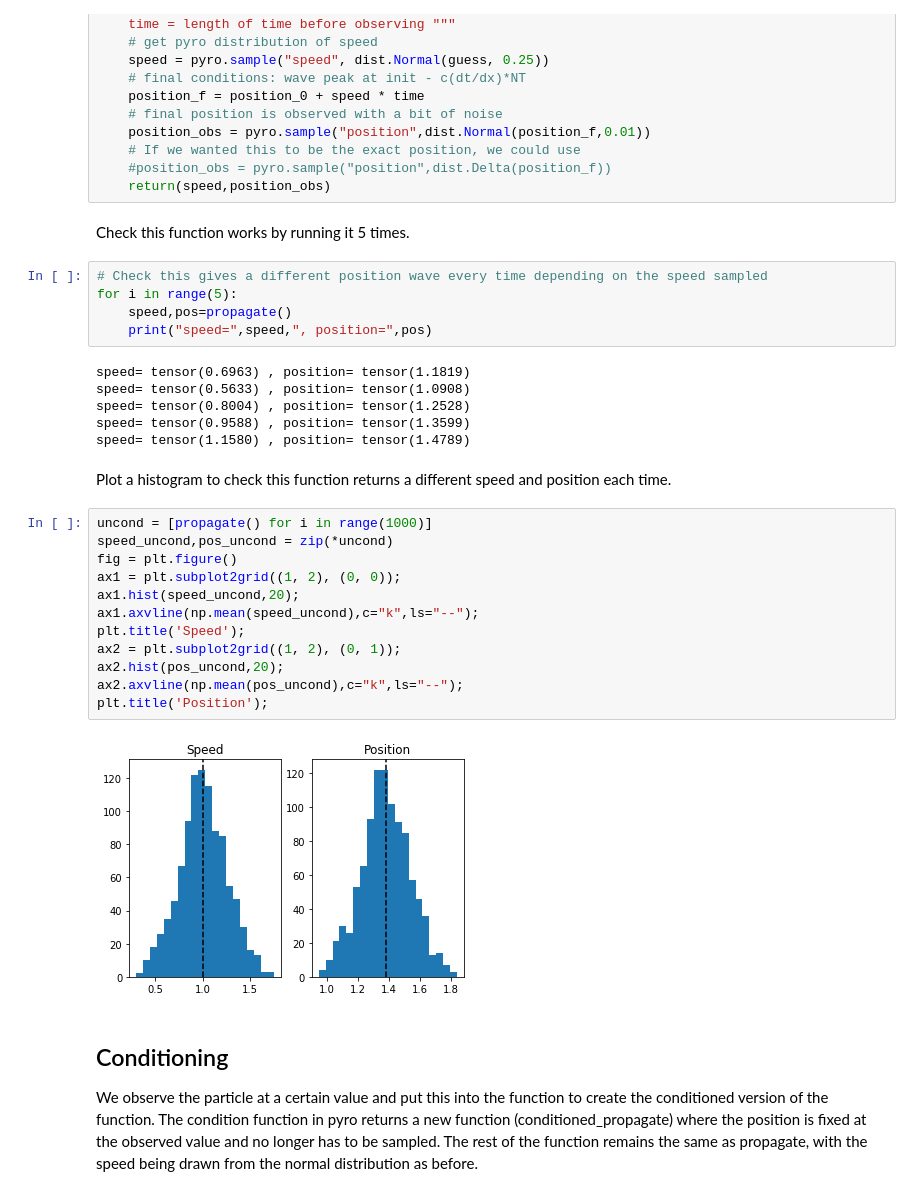
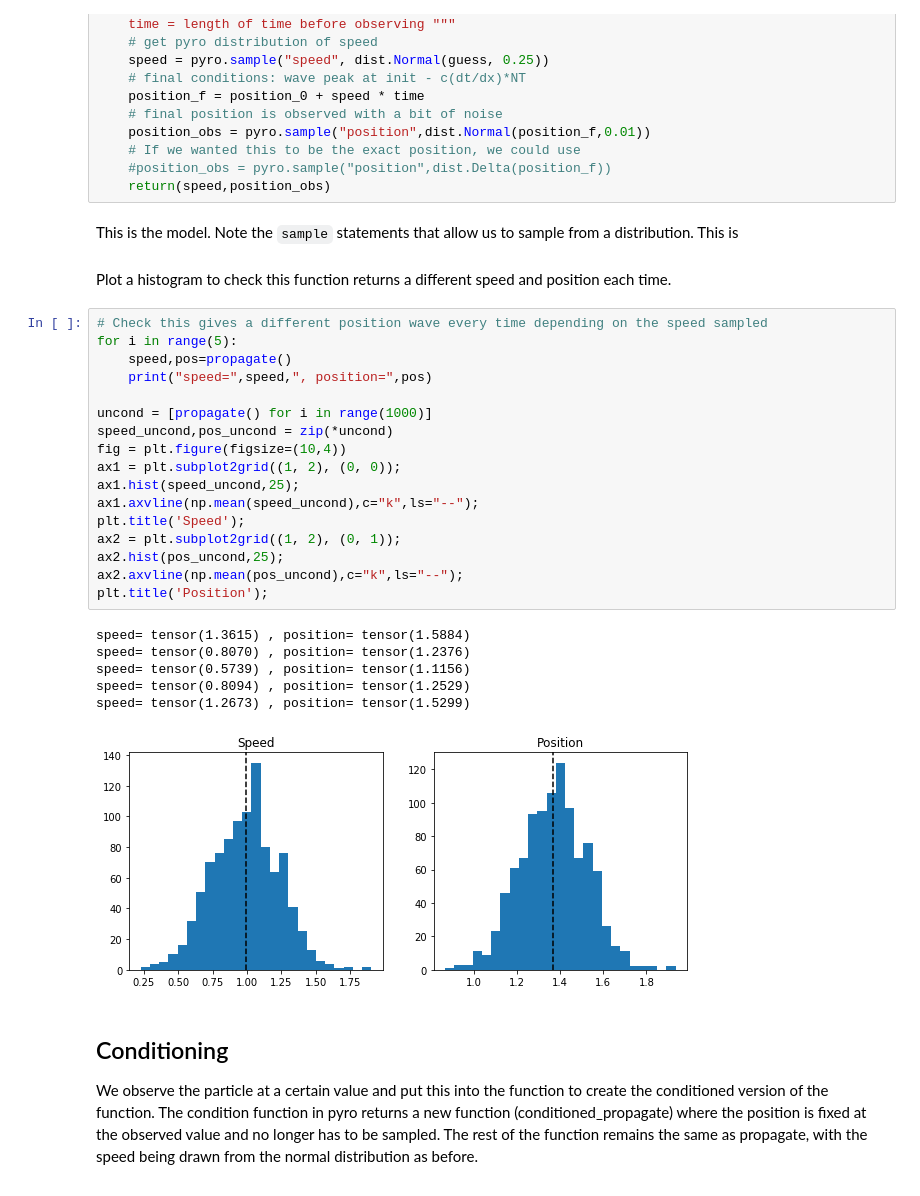
Before and after one commit to lm2612/InformaticsLab, a Jupyter notebook: 01_SingleParticle.ipynb, the cells around one changed output. Drawn from its saved outputs; the diff is of its cells as text.

```diff
--- a/01_SingleParticle.ipynb
+++ b/01_SingleParticle.ipynb
@@ -46,35 +92,34 @@ def propagate(guess=1.,position_0=0.75,time=0.625):
     # If we wanted this to be the exact position, we could use
     #position_obs = pyro.sample("position",dist.Delta(position_f))
     return(speed,position_obs)
-# %% [markdown]
-Check this function works by running it 5 times.
-# %%
-# Check this gives a different position wave every time depending on the speed sampled
-for i in range(5):
-    speed,pos=propagate()
-    print("speed=",speed,", position=",pos)
-# %% [output]
-speed= tensor(0.6963) , position= tensor(1.1819)
-speed= tensor(0.5633) , position= tensor(1.0908)
-speed= tensor(0.8004) , position= tensor(1.2528)
-speed= tensor(0.9588) , position= tensor(1.3599)
-speed= tensor(1.1580) , position= tensor(1.4789)
+# %% [markdown]
+This is the model. Note the `sample` statements that allow us to sample from a distribution. This is
 # %% [markdown]
 Plot a histogram to check this function returns a different speed and position each time.
 # %%
+# Check this gives a different position wave every time depending on the speed sampled
+for i in range(5):
+    speed,pos=propagate()
+    print("speed=",speed,", position=",pos)
+
 uncond = [propagate() for i in range(1000)]
 speed_uncond,pos_uncond = zip(*uncond)
-fig = plt.figure()
+fig = plt.figure(figsize=(10,4))
 ax1 = plt.subplot2grid((1, 2), (0, 0));
-ax1.hist(speed_uncond,20);
+ax1.hist(speed_uncond,25);
 ax1.axvline(np.mean(speed_uncond),c="k",ls="--");
 plt.title('Speed');
 ax2 = plt.subplot2grid((1, 2), (0, 1));
-ax2.hist(pos_uncond,20);
+ax2.hist(pos_uncond,25);
 ax2.axvline(np.mean(pos_uncond),c="k",ls="--");
 plt.title('Position');
 # %% [output]
+speed= tensor(1.3615) , position= tensor(1.5884)
+speed= tensor(0.8070) , position= tensor(1.2376)
+speed= tensor(0.5739) , position= tensor(1.1156)
+speed= tensor(0.8094) , position= tensor(1.2529)
+speed= tensor(1.2673) , position= tensor(1.5299)
-[figure, old version]
+[figure, new version]
 # %% [markdown]
 ## Conditioning
 We observe the particle at a certain value and put this into the function to create the conditioned version of the function. The condition function in pyro returns a new function (conditioned_propagate) where the position is fixed at the observed value and no longer has to be sampled. The rest of the function remains the same as propagate, with the speed being drawn from the normal distribution as before.
```
Also changed, not shown: parts of 23 cells of this notebook, 3 other files.
